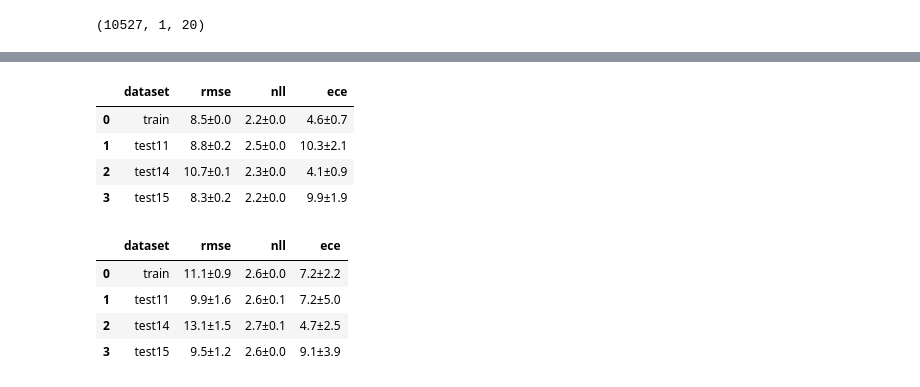
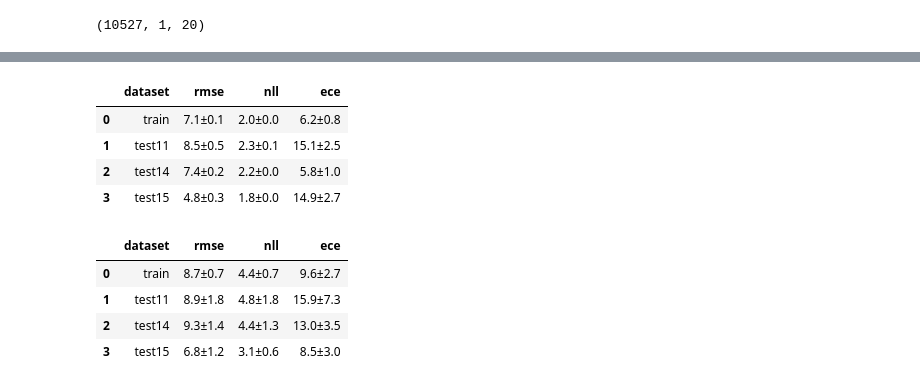
Before and after one commit to VNemani14/UQ_ML_Tutorial, a Jupyter notebook: Case_study_3/results.ipynb, the cells around one changed output, grey strips where cells are left out. Drawn from its saved outputs; the diff is of its cells as text; code cells hidden in the pictures.

```diff
--- a/Case_study_3/results.ipynb
+++ b/Case_study_3/results.ipynb
@@ -109,16 +109,16 @@ def get_confidence_interval(y_true, mu, sigma):
     exp_CIs - expected confidence
     pred_CIs - predicted confidence
     """
-    exp_CIs = np.linspace(1e-10, 1-1e-10, 1000)
-    pred_CIs=[]
-    for exp_CI in tqdm(sorted(exp_CIs)):
+    exp_CIs = np.linspace(1e-10, 1-1e-10, 1000) #expected CIs
+    pred_CIs=[]                                 #predicted CIs
+    for exp_CI in sorted(exp_CIs):
         intervals = scipy.stats.norm.interval(exp_CI, loc=mu, scale=sigma)
         lower_bd = intervals[0]
         upper_bd = intervals[1]
         pred_CIs.append(np.sum((y_true > lower_bd) & (y_true < upper_bd))/len(y_true))
 
     ECE = np.mean(np.abs(exp_CIs - pred_CIs))
-    return 100*exp_CIs, 100*np.array(pred_CIs), ECE*100  # converting to percentages
+    return 100*exp_CIs, 100*np.array(pred_CIs), 100*ECE  # converting to percentages
 
 
 def get_rmse(y_true, y_pred):
@@ -129,6 +129,7 @@ def get_rmse(y_true, y_pred):
     Outputs:
     root mean squarred error
     """
+    assert y_pred.shape == y_true.shape
     return np.sqrt(np.mean((y_true-y_pred)**2))
 
 def get_nll(y_true, y_pred, s_pred):
@@ -140,7 +141,8 @@ def get_nll(y_true, y_pred, s_pred):
     Outputs:
     median of NLL
     """
-    return np.median(np.log(s_pred**2)/2 +
+    assert y_pred.shape == y_true.shape
+    return np.mean(np.log(s_pred**2)/2 +
                      np.divide((y_true - y_pred)**2, 2* s_pred**2))
 
 
@@ -199,8 +201,8 @@ def get_error_metrics(pred_df, UQmodelcode):
 
     return results_df
 # %%
-allresults_SNGPdf=pd.read_excel("results/SNGP_CMAPPS_results.xlsx")
+allresults_SNGPdf=pd.read_excel("results/SNGP_battery_prediction_results_new.xlsx")
 
-allresults_MCdf=pd.read_excel("results/MCDropout_CMAPPS_results.xlsx")
+allresults_MCdf=pd.read_excel("results/MCDropout_CMAPPS_prediction_results_resnet.xlsx")
 
-allresults_DEdf=pd.read_excel("results/DeepEnsemble_CMAPPS_results.xlsx")
+allresults_DEdf=pd.read_excel("results/NNEnsemble_CMAPPS_prediction_results_resnet.xlsx")
@@ -283,20 +307,20 @@ df[['dataset', 'rmse', 'nll', 'ece']]
 # %%
-df = get_error_metrics(allresults_DEdf,'DE')
+df = get_error_metrics(allresults_DEdf,'NN')
 df[['dataset', 'rmse', 'nll', 'ece']]
 # %% [output]
 |  | dataset | rmse | nll | ece |
-| 0 | train | 8.5±0.0 | 2.2±0.0 | 4.6±0.7 |
-| 1 | test11 | 8.8±0.2 | 2.5±0.0 | 10.3±2.1 |
-| 2 | test14 | 10.7±0.1 | 2.3±0.0 | 4.1±0.9 |
-| 3 | test15 | 8.3±0.2 | 2.2±0.0 | 9.9±1.9 |
+| 0 | train | 7.1±0.1 | 2.0±0.0 | 6.2±0.8 |
+| 1 | test11 | 8.5±0.5 | 2.3±0.1 | 15.1±2.5 |
+| 2 | test14 | 7.4±0.2 | 2.2±0.0 | 5.8±1.0 |
+| 3 | test15 | 4.8±0.3 | 1.8±0.0 | 14.9±2.7 |
 # %%
 df = get_error_metrics(allresults_SNGPdf,'SNGP')
 df[['dataset', 'rmse', 'nll', 'ece']]
 # %% [output]
 |  | dataset | rmse | nll | ece |
-| 0 | train | 11.1±0.9 | 2.6±0.0 | 7.2±2.2 |
-| 1 | test11 | 9.9±1.6 | 2.6±0.1 | 7.2±5.0 |
-| 2 | test14 | 13.1±1.5 | 2.7±0.1 | 4.7±2.5 |
-| 3 | test15 | 9.5±1.2 | 2.6±0.0 | 9.1±3.9 |
+| 0 | train | 8.7±0.7 | 4.4±0.7 | 9.6±2.7 |
+| 1 | test11 | 8.9±1.8 | 4.8±1.8 | 15.9±7.3 |
+| 2 | test14 | 9.3±1.4 | 4.4±1.3 | 13.0±3.5 |
+| 3 | test15 | 6.8±1.2 | 3.1±0.6 | 8.5±3.0 |
 # %%
 dataset = ['test11', 'test14', 'test15']
```
Also changed, not shown: parts of 5 cells of this notebook, 14 other files.
